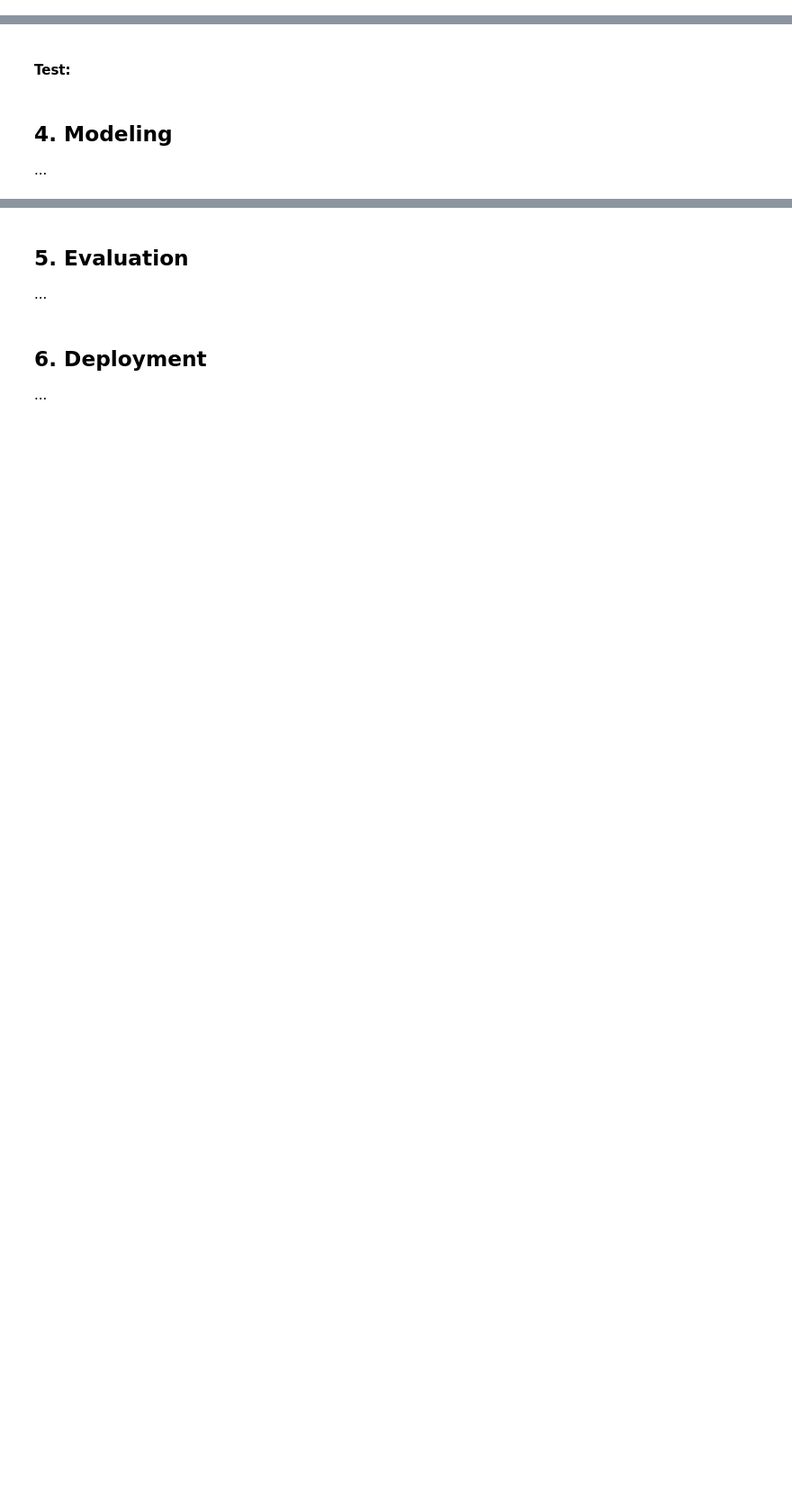
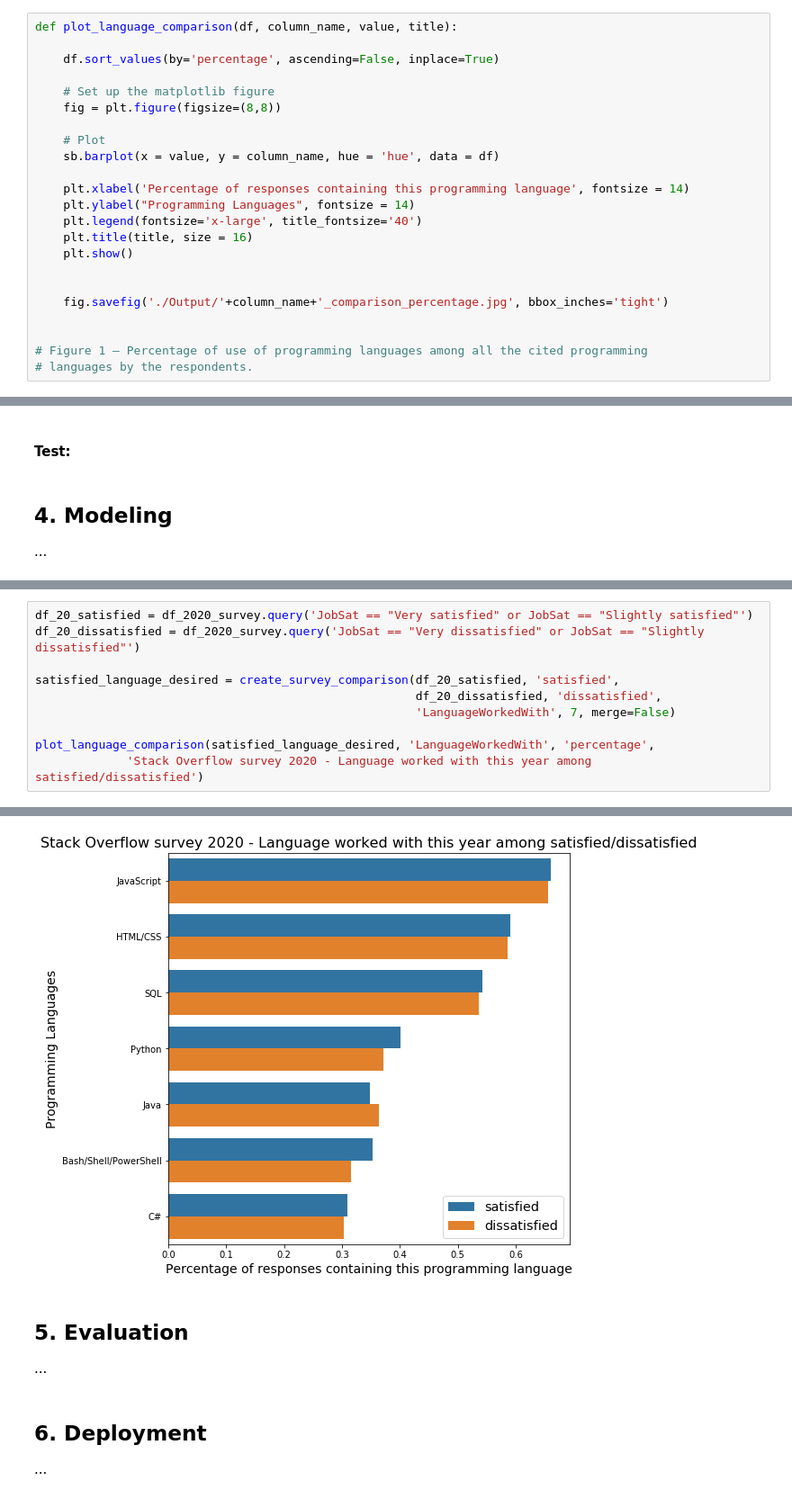
Before and after one commit to LeopoldWalther/StackOverflow_Survey, a Jupyter notebook: Survey_Analysis.ipynb, the cells around one changed output, grey strips where cells are left out. Shown at 90% size. Saved outputs shown, nothing was run; the diff lists cells and outputs as text; blank space fills up the shorter version.

```diff
--- a/Survey_Analysis.ipynb
+++ b/Survey_Analysis.ipynb
@@ -389 +417,24 @@ def create_survey_comparison(df19, df20, column, cut, merge):
+# %%
+def plot_language_comparison(df, column_name, value, title):
+
+    df.sort_values(by='percentage', ascending=False, inplace=True)
+
+    # Set up the matplotlib figure
+    fig = plt.figure(figsize=(8,8))
+
+    # Plot
+    sb.barplot(x = value, y = column_name, hue = 'hue', data = df)
+
+    plt.xlabel('Percentage of responses containing this programming language', fontsize = 14)
+    plt.ylabel("Programming Languages", fontsize = 14)
+    plt.legend(fontsize='x-large', title_fontsize='40')
+    plt.title(title, size = 16)
+    plt.show()
+
+
+    fig.savefig('./Output/'+column_name+'_comparison_percentage.jpg', bbox_inches='tight')
+
+
+# Figure 1 — Percentage of use of programming languages among all the cited programming
+# languages by the respondents.
 # %%
@@ -527,0 +524,11 @@ X, y = clean_data(df)
+# %%
+df_20_satisfied = df_2020_survey.query('JobSat == "Very satisfied" or JobSat == "Slightly satisfied"')
+df_20_dissatisfied = df_2020_survey.query('JobSat == "Very dissatisfied" or JobSat == "Slightly dissatisfied"')
+
+satisfied_language_desired = create_survey_comparison(df_20_satisfied, 'satisfied',
+                                                      df_20_dissatisfied, 'dissatisfied',
+                                                      'LanguageWorkedWith', 7, merge=False)
+
+plot_language_comparison(satisfied_language_desired, 'LanguageWorkedWith', 'percentage',
+             'Stack Overflow survey 2020 - Language worked with this year among satisfied/dissatisfied')
+# %% [output]
@@ -528,3 +539,4 @@ X, y = clean_data(df)
+[figure, added]
 # %% [markdown]
 <a id='evaluation'></a>
 ## 5. Evaluation
```
Also changed, not shown: parts of 22 cells of this notebook.
